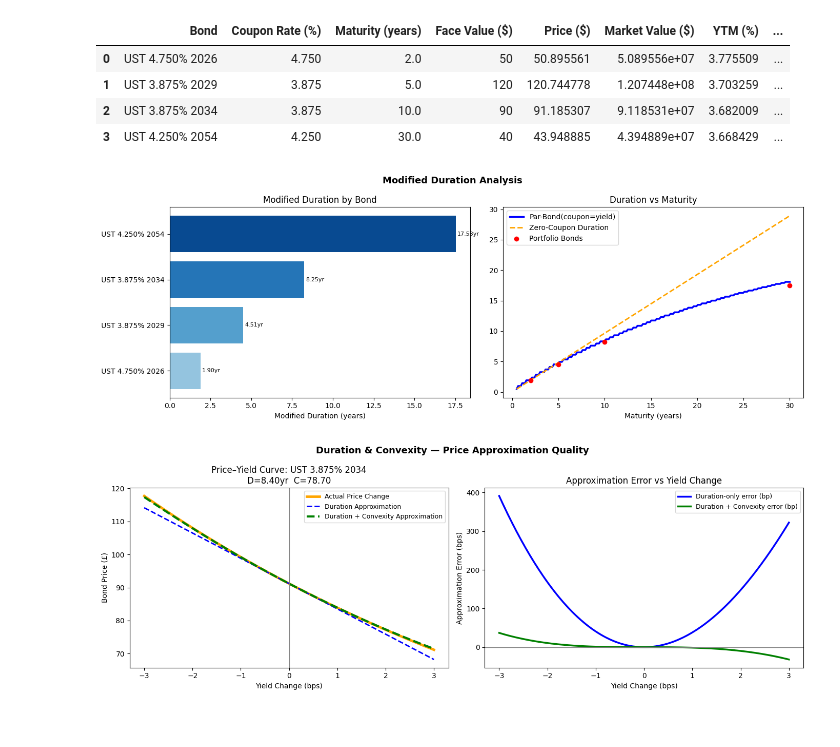
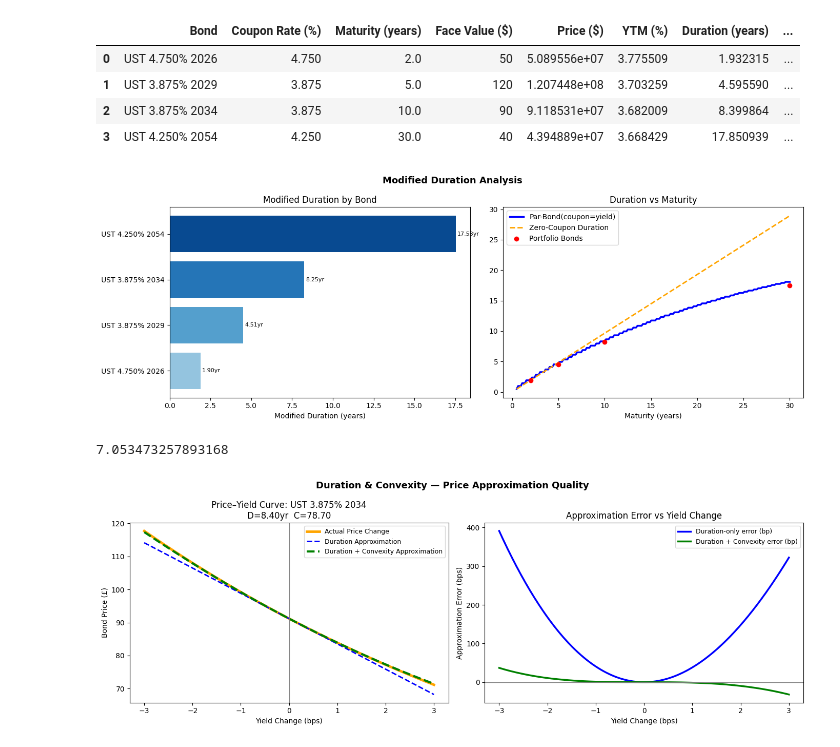
Before and after one commit to sbaijal/Yield-Curve-Modeling, a Jupyter notebook: notebooks/yield-curve-risk-management.ipynb, the cells around one changed output. Cells and saved outputs as stored; diff of their text form; code cells hidden in the pictures.

```diff
--- a/notebooks/yield-curve-risk-management.ipynb
+++ b/notebooks/yield-curve-risk-management.ipynb
@@ -46,42 +46,40 @@ def price_bond(coupon_rate, maturity, face_value=100.0, freq=2, params=NS):
 
 def _ytm(cash_flows, times, bond_price, total=1e-9, iterations=300):
     y=0.04
     for _ in range(iterations):
         pv = np.sum(cash_flows * np.exp(-y*times))
         dpv = -np.sum(times * cash_flows * np.exp(-y*times))
         dy = (pv-bond_price) / dpv
         y-=dy
         if abs(y)<total:
             break
     return y
 
 rows=[]
 for name, coupon_rate, maturity, face_value in PORTFOLIO:
-    bond_metrics = price_bond(coupon_rate, maturity, face_value)
-    market_value = bond_metrics['price'] * 1e6
-    dv01 = bond_metrics['modified_duration'] * market_value * 0.0001
+    bond_metrics = price_bond(coupon_rate, maturity, face_value*1e6)
+    dv01 = bond_metrics['modified_duration'] * bond_metrics['price'] * 0.0001
     rows.append({
         'Bond': name,
         'Coupon Rate (%)': coupon_rate,
         'Maturity (years)': maturity,
         'Face Value ($)': face_value,
         'Price ($)': bond_metrics['price'],
-        'Market Value ($)': market_value,
         'YTM (%)': bond_metrics['ytm'],
         'Duration (years)': bond_metrics['duration'],
         'Modified Duration (years)': bond_metrics['modified_duration'],
         'Convexity': bond_metrics['convexity'],
         'DV01 ($)': dv01
     })
 
 portfolio_df = pd.DataFrame(rows)
 portfolio_df
 # %% [output]
-|  | Bond | Coupon Rate (%) | Maturity (years) | Face Value ($) | Price ($) | Market Value ($) | YTM (%) | ... |
-| 0 | UST 4.750% 2026 | 4.750 | 2.0 | 50 | 50.895561 | 5.089556e+07 | 3.775509 | ... |
-| 1 | UST 3.875% 2029 | 3.875 | 5.0 | 120 | 120.744778 | 1.207448e+08 | 3.703259 | ... |
-| 2 | UST 3.875% 2034 | 3.875 | 10.0 | 90 | 91.185307 | 9.118531e+07 | 3.682009 | ... |
-| 3 | UST 4.250% 2054 | 4.250 | 30.0 | 40 | 43.948885 | 4.394889e+07 | 3.668429 | ... |
+|  | Bond | Coupon Rate (%) | Maturity (years) | Face Value ($) | Price ($) | YTM (%) | Duration (years) | ... |
+| 0 | UST 4.750% 2026 | 4.750 | 2.0 | 50 | 5.089556e+07 | 3.775509 | 1.932315 | ... |
+| 1 | UST 3.875% 2029 | 3.875 | 5.0 | 120 | 1.207448e+08 | 3.703259 | 4.595590 | ... |
+| 2 | UST 3.875% 2034 | 3.875 | 10.0 | 90 | 9.118531e+07 | 3.682009 | 8.399864 | ... |
+| 3 | UST 4.250% 2054 | 4.250 | 30.0 | 40 | 4.394889e+07 | 3.668429 | 17.850939 | ... |
 # %%
 fig, axes = plt.subplots(1, 2, figsize=(14, 5))
 
@@ -113,10 +111,13 @@ plt.suptitle('Modified Duration Analysis', fontsize=13, fontweight='bold')
 plt.tight_layout()
 plt.show()
 
-pf_mv = portfolio_df['Market Value ($)'].sum()
-pf_duration = (portfolio_df['Modified Duration (years)'] * portfolio_df['Market Value ($)']/1e6).sum() / pf_mv/1e6
+pf_mv = portfolio_df['Price ($)'].sum()
+pf_duration = (portfolio_df['Modified Duration (years)'] * portfolio_df['Price ($)']).sum() / pf_mv
+
+print(pf_duration)
 # %% [output]
 [figure]
+7.053473257893168
 # %%
 bond_name, coupon_rate, maturity, face_value = PORTFOLIO[2]
 dy_range = np.linspace(-0.03,0.03,200)
```
Also changed, not shown: parts of 3 cells of this notebook.
